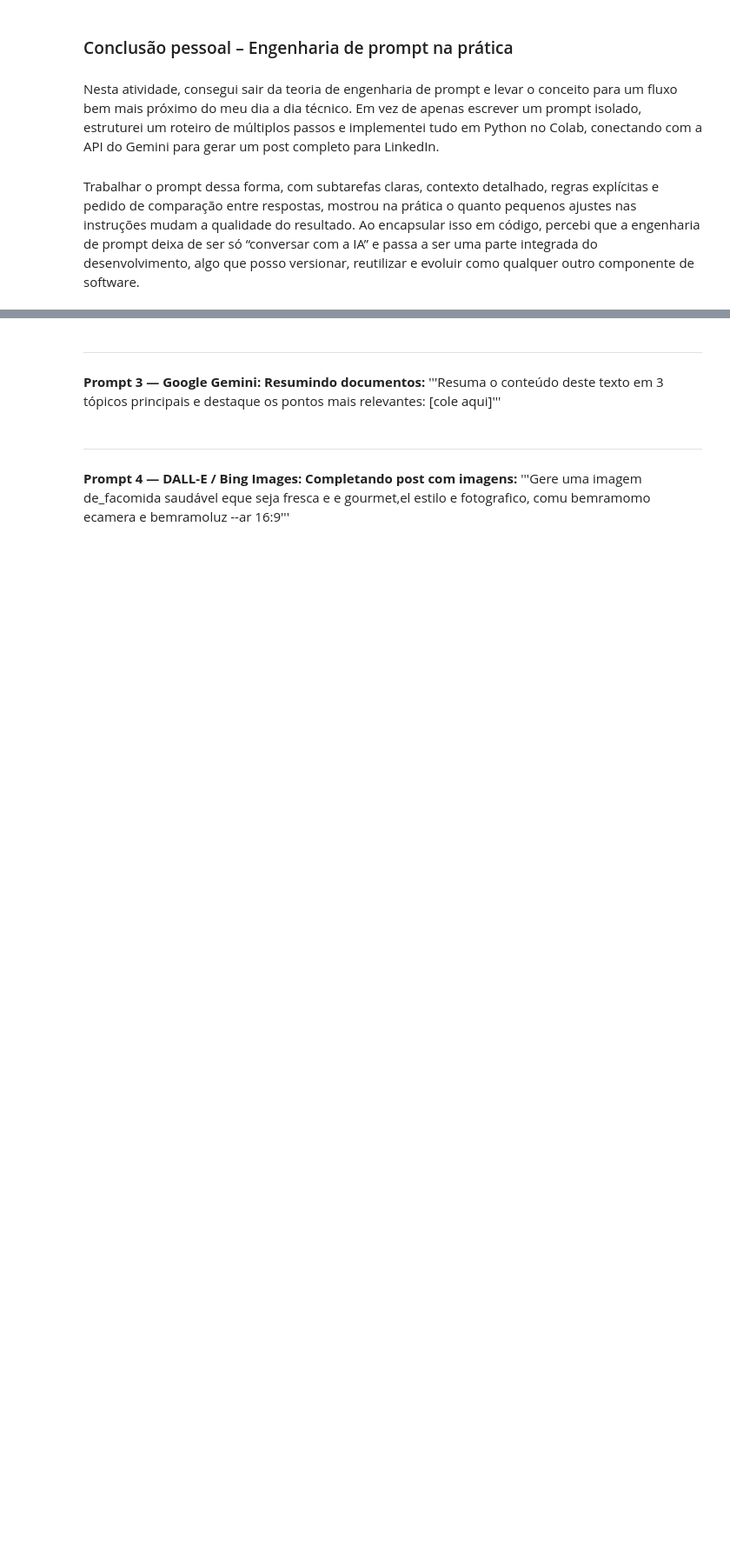
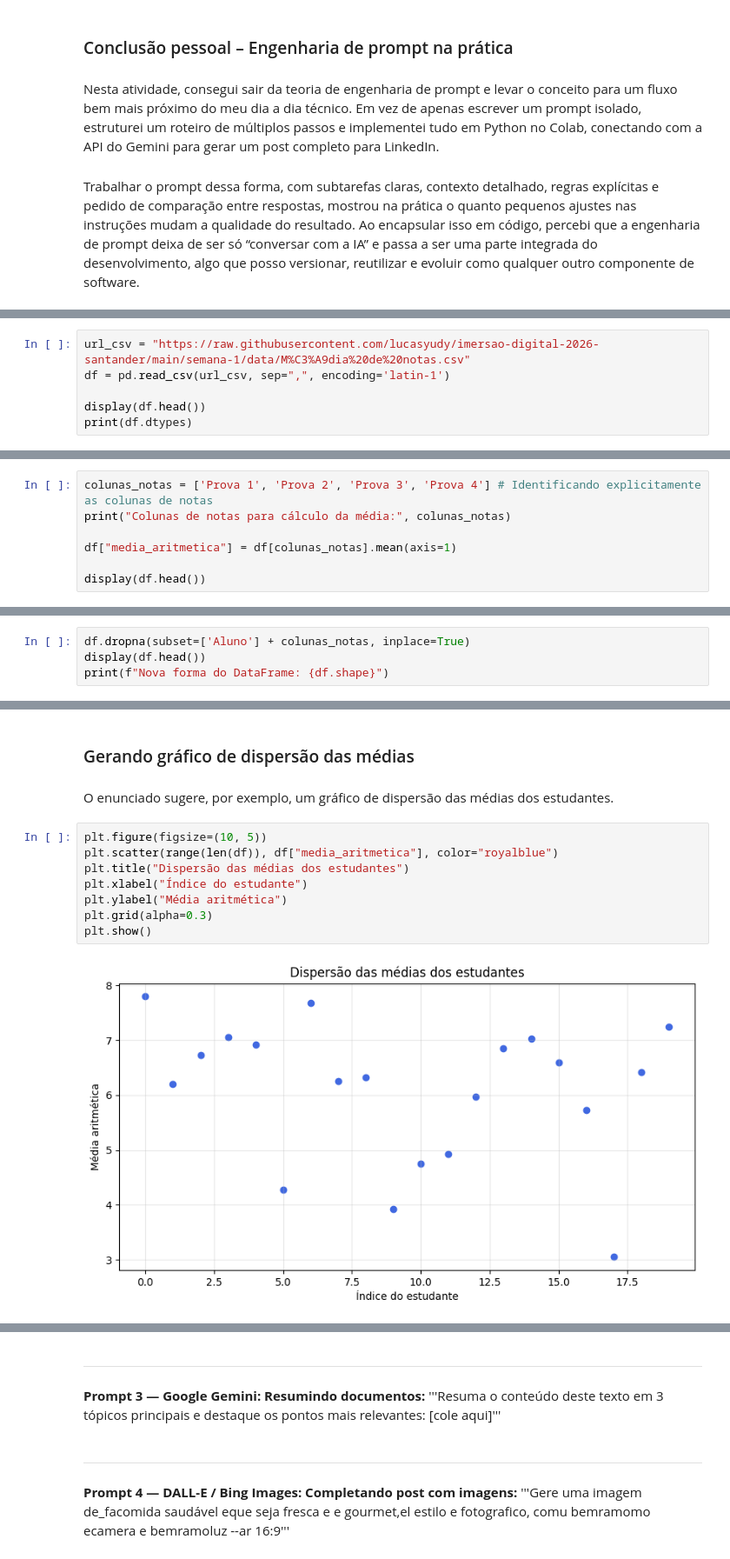
Before and after one commit to lucasyudy/imersao-digital-2026-santander, a Jupyter notebook: semana-1/colab/atividades_semana_1.ipynb, the cells around one changed output, grey strips where cells are left out. Shown at 87% size. Saved outputs shown, nothing was run; the diff lists cells and outputs as text; blank space fills up the shorter version.

```diff
--- a/semana-1/colab/atividades_semana_1.ipynb
+++ b/semana-1/colab/atividades_semana_1.ipynb
@@ -1078,0 +1110,6 @@ posso versionar, reutilizar e evoluir como qualquer outro componente de software
+# %%
+url_csv = "https://raw.githubusercontent.com/lucasyudy/imersao-digital-2026-santander/main/semana-1/data/M%C3%A9dia%20de%20notas.csv"
+df = pd.read_csv(url_csv, sep=",", encoding='latin-1')
+
+display(df.head())
+print(df.dtypes)
@@ -1078,0 +1134,7 @@ posso versionar, reutilizar e evoluir como qualquer outro componente de software
+# %%
+colunas_notas = ['Prova 1', 'Prova 2', 'Prova 3', 'Prova 4'] # Identificando explicitamente as colunas de notas
+print("Colunas de notas para cálculo da média:", colunas_notas)
+
+df["media_aritmetica"] = df[colunas_notas].mean(axis=1)
+
+display(df.head())
@@ -1078,0 +1169,4 @@ posso versionar, reutilizar e evoluir como qualquer outro componente de software
+# %%
+df.dropna(subset=['Aluno'] + colunas_notas, inplace=True)
+display(df.head())
+print(f"Nova forma do DataFrame: {df.shape}")
@@ -1078,0 +1211,14 @@ posso versionar, reutilizar e evoluir como qualquer outro componente de software
+# %% [markdown]
+### Gerando gráfico de dispersão das médias
+#
+O enunciado sugere, por exemplo, um gráfico de dispersão das médias dos estudantes.
+# %%
+plt.figure(figsize=(10, 5))
+plt.scatter(range(len(df)), df["media_aritmetica"], color="royalblue")
+plt.title("Dispersão das médias dos estudantes")
+plt.xlabel("Índice do estudante")
+plt.ylabel("Média aritmética")
+plt.grid(alpha=0.3)
+plt.show()
+# %% [output]
+[figure, added]
```
Also changed, not shown: parts of 25 cells of this notebook.
